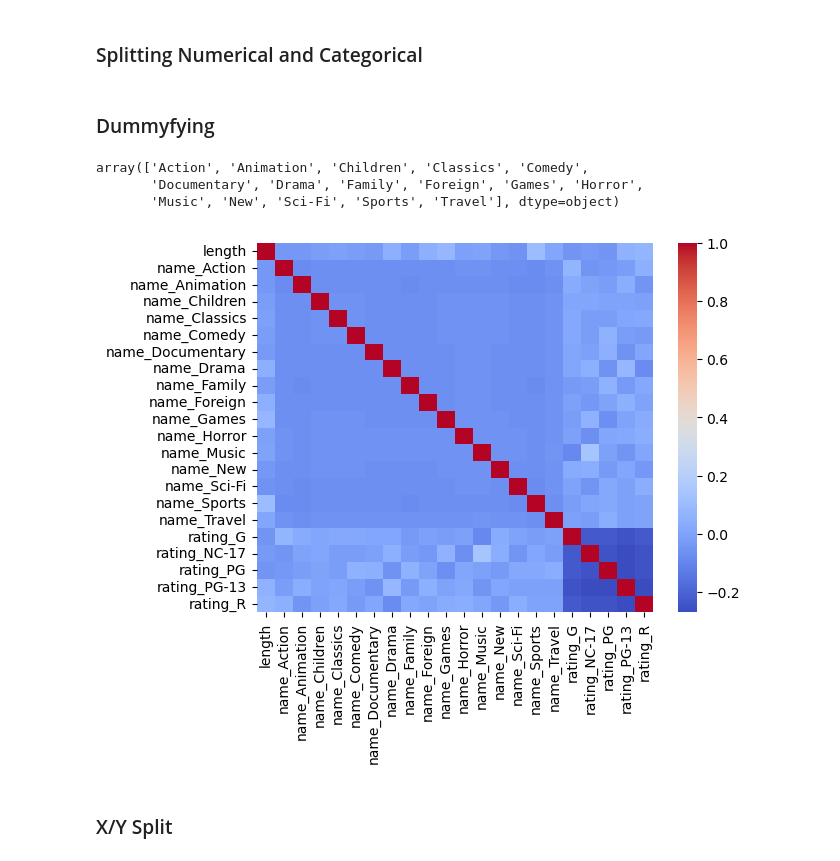
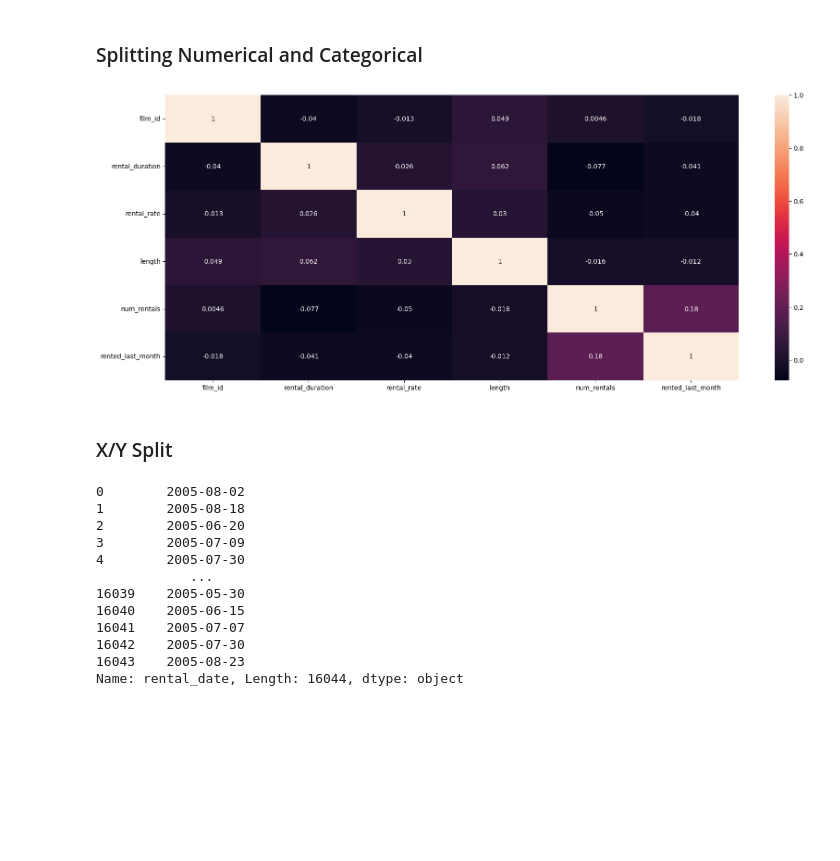
Before and after one commit to ricardobravo98/lab-predictions-logistic-regression--Ricardo, a Jupyter notebook: Week 8 Python Lab.ipynb, the cells around one changed output. Cells and saved outputs as stored; diff of their text form; code cells hidden in the pictures; blank space fills up the shorter version.

```diff
--- a/Week 8 Python Lab.ipynb
+++ b/Week 8 Python Lab.ipynb
@@ -17,16 +18,19 @@ engine = create_engine(connection_string)
 # %% [output]
 ········
 # %%
-query = '''SELECT a.title, a.length, a.rating, e.name, c.rental_date
-FROM film a
-JOIN film_category d
-on a.film_id = d.film_id
-Join category e
-on d.category_id = e.category_id
-JOIN inventory b
-ON a.film_id = b.film_id
-JOIN rental c
-ON b.inventory_id = c.inventory_id;'''
+query = '''SELECT film_id, title, rental_duration, rental_rate, length, rating,
+        COUNT(DISTINCT rental.rental_id) AS num_rentals,
+        CASE
+            WHEN MAX(rental_date) >= '2006-02-01' AND MAX(rental_date) < '2006-03-01'
+            THEN TRUE
+            ELSE FALSE
+        END AS rented_last_month
+        FROM rental
+        JOIN inventory USING (inventory_id)
+        RIGHT JOIN film USING (film_id)
+        JOIN film_category USING (film_id)
+        JOIN category USING (category_id)
+        GROUP BY film_id;'''
 
 data = pd.read_sql_query(query, engine)
 data.head()
@@ -79,5 +85,0 @@ data.isna().sum
-# %%
-data['rental_date'] = data['rental_date'].astype(str)
-# %%
-data["rental_date"] = data["rental_date"].str[:10]
-data
@@ -100,17 +88,6 @@ data
 # %%
 X = data.select_dtypes(include = "number")
 X_cat = data.select_dtypes(exclude = "number")
-# %% [markdown]
-### Dummyfying
-# %%
-data.name.unique()
-# %% [output]
-array(['Action', 'Animation', 'Children', 'Classics', 'Comedy',
-       'Documentary', 'Drama', 'Family', 'Foreign', 'Games', 'Horror',
-       'Music', 'New', 'Sci-Fi', 'Sports', 'Travel'], dtype=object)
-# %%
-dummies = pd.get_dummies(data[["name", "rating"]])
-data = pd.concat([data,dummies], axis= 1)
 # %%
 transformer = StandardScaler().fit(X)
 x_normalised = transformer.transform(X)
@@ -118,11 +95,11 @@ x = pd.DataFrame(x_normalised)
 x.columns = X.columns
 # %%
 #visually presenting correlation matrix
-corr_matrix=data01.corr(method='pearson')
-fig, ax = plt.subplots(figsize=(10, 8))
+corr_matrix=data.corr()
+fig, ax = plt.subplots(figsize=(20, 8))
 ax = sns.heatmap(corr_matrix, annot=True)
 plt.show()
 # %% [output]
-[figure, old version]
+[figure, new version]
 # %% [markdown]
 ### X/Y Split
@@ -138,2 +109,17 @@ X = data01.drop('target', axis=1)
 # %%
 X_train, X_test, y_train, y_test = train_test_split(X, y, test_size=0.25, random_state=42)
+# %%
+y
+# %% [output]
+0        2005-08-02
+1        2005-08-18
+2        2005-06-20
+3        2005-07-09
+4        2005-07-30
+            ...
+16039    2005-05-30
+16040    2005-06-15
+16041    2005-07-07
+16042    2005-07-30
+16043    2005-08-23
+Name: rental_date, Length: 16044, dtype: object
```
Also changed, not shown: parts of 11 cells of this notebook, 1 other file.
